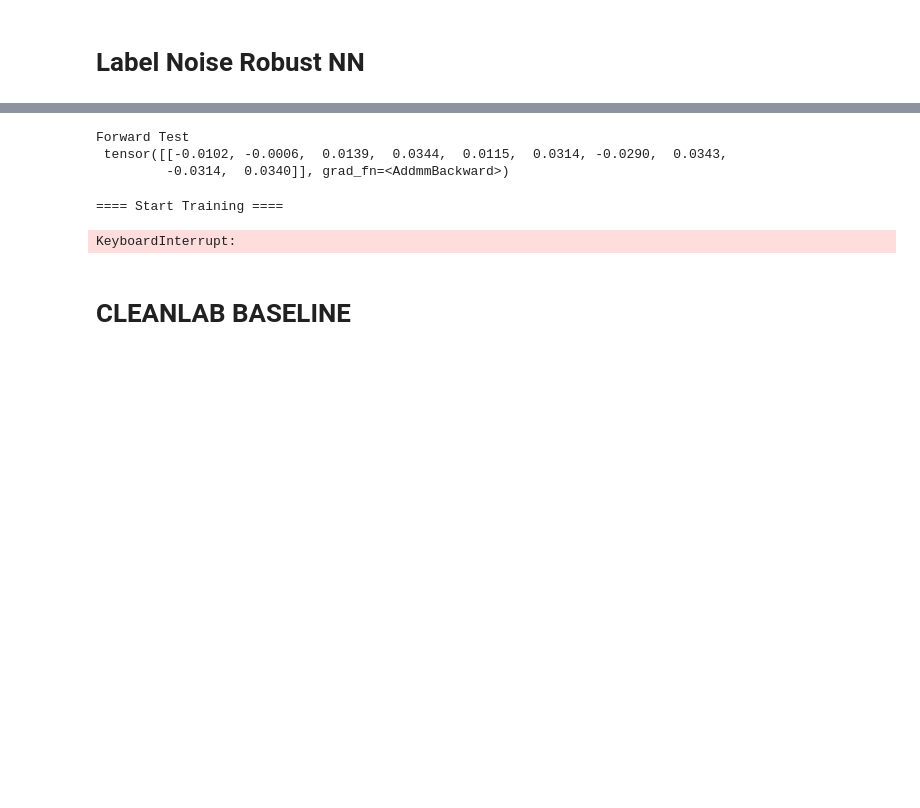
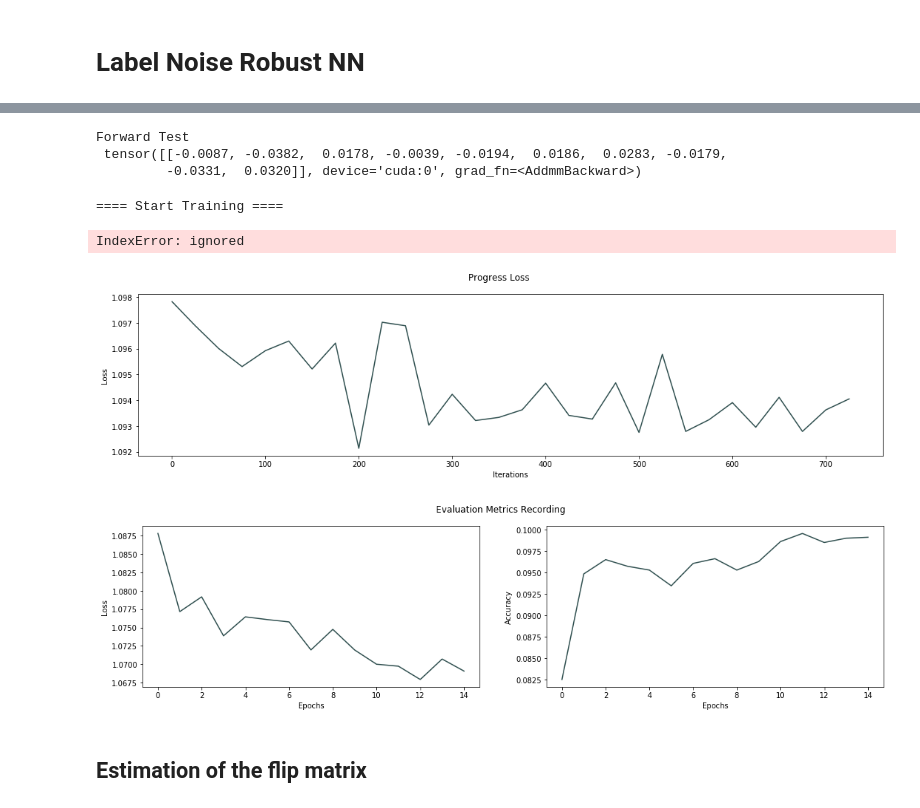
Before and after one commit to pierresegonne/COMP5328_Project2, a Jupyter notebook: pierre.ipynb, the cells around one changed output, grey strips where cells are left out. Drawn from its saved outputs; the diff is of its cells as text; code cells hidden in the pictures; blank space fills up the shorter version.

Commit message:
Implementation of backwards loss combination

```diff
--- a/pierre.ipynb
+++ b/pierre.ipynb
@@ -392,8 +525,8 @@ class CNN(nn.Module):
             nn.Linear(1024, 1024),
             nn.ReLU(inplace=True),
             nn.Dropout(),
-            nn.Linear(1024, number_classes)
-        )
+            nn.Linear(1024, number_classes),
+        ) # No softmax because CrossEntropy loss does it.
 
     def forward(self, x):
         x = self.features(x)
@@ -403,11 +536,11 @@ class CNN(nn.Module):
 
 TEST_INPUT = True
 if TEST_INPUT:
-    cnn_test = CNN()
+    cnn_test = CNN().to(device)
     INPUT_SIZE = (3, 32, 32)
     input_random = torch.rand((1, INPUT_SIZE[0], INPUT_SIZE[1], INPUT_SIZE[2])).to(device)
     print('Forward Test\n', cnn_test(input_random))
 # %% [output]
 Forward Test
- tensor([[-0.0102, -0.0006,  0.0139,  0.0344,  0.0115,  0.0314, -0.0290,  0.0343,
-         -0.0314,  0.0340]], grad_fn=<AddmmBackward>)
+ tensor([[-0.0087, -0.0382,  0.0178, -0.0039, -0.0194,  0.0186,  0.0283, -0.0179,
+         -0.0331,  0.0320]], device='cuda:0', grad_fn=<AddmmBackward>)
@@ -452,35 +658,44 @@ def train(model, optimizer, criterion, train_loader, test_loader, device, params
 # %%
 class Params(object):
     batch_size = 252
-    epochs = 2
+    epochs = 15
     learning_rate = 0.01
     momentum = 0.9
     weight_decay = 0
 
+    log_progress_every = 25 # in iterations
+    evaluate_model_every = 1 # in epochs
+
+    save_model_every = 25 # in epochs
+    model_filename = '{}/saves/model.pth'.format(ROOT_DIRECTORY)
+    recordings_filename = '{}/saves/recordings.pickle'.format(ROOT_DIRECTORY)
+
 params = Params()
 model = CNN(number_classes=3).to(device).float()
 optimizer = optim.SGD(model.parameters(), lr=params.learning_rate, momentum=params.momentum, weight_decay=params.weight_decay)
-criterion = nn.CrossEntropyLoss()
+criterion = nn.CrossEntropyLoss(reduction='none')
 
 # ====================================
 # Loaders
-mnist05_train_loader = DataLoader(mnist05_train_set, batch_size=params.batch_size, shuffle=True)
-mnist05_test_loader = DataLoader(mnist05_test_set, batch_size=params.batch_size, shuffle=True)
+mnist05_train_loader = DataLoader(mnist05_train_set, batch_size=params.batch_size, sampler=mnist05_train_sampler)
+mnist05_validation_loader = DataLoader(mnist05_train_set, batch_size=params.batch_size, sampler=mnist05_validation_sampler)
+mnist05_test_loader = DataLoader(mnist05_test_set, batch_size=params.batch_size, shuffle=False)
 
-mnist06_train_loader = DataLoader(mnist06_train_set, batch_size=params.batch_size, shuffle=True)
-mnist06_test_loader = DataLoader(mnist06_test_set, batch_size=params.batch_size, shuffle=True)
+mnist06_train_loader = DataLoader(mnist06_train_set, batch_size=params.batch_size, sampler=mnist06_train_sampler)
+mnist06_validation_loader = DataLoader(mnist06_train_set, batch_size=params.batch_size, sampler=mnist06_validation_sampler)
+mnist06_test_loader = DataLoader(mnist06_test_set, batch_size=params.batch_size, shuffle=False)
 
-cifar_train_loader = DataLoader(cifar_train_set, batch_size=params.batch_size, shuffle=True)
-cifar_test_loader = DataLoader(cifar_test_set, batch_size=params.batch_size, shuffle=True)
+cifar_train_loader = DataLoader(cifar_train_set, batch_size=params.batch_size, sampler=cifar_train_sampler)
+cifar_validation_loader = DataLoader(cifar_train_set, batch_size=params.batch_size, sampler=cifar_validation_sampler)
+cifar_test_loader = DataLoader(cifar_test_set, batch_size=params.batch_size, shuffle=False)
 
 # ====================================
 # Choose dataset and Transition Matrix
-train_loader, test_loader = mnist05_train_loader, mnist05_test_loader
-inverse_transition_matrix = torch.from_numpy(np.linalg.inv(mnist05_X_T))
+train_loader, validation_loader, test_loader = cifar_train_loader, cifar_validation_loader, cifar_test_loader
+dataset = cifar_train_set
+inverse_transition_matrix = None # torch.from_numpy(mnist05_X_T.T).to(device) # Transpose for inverse transition
 # %%
-model = train(model, optimizer, criterion, train_loader, test_loader, device, params, inverse_transition_matrix=inverse_transition_matrix)
+model, recordings = train(model, optimizer, criterion, dataset, device, params, inverse_transition_matrix=inverse_transition_matrix)
 # %% [output]
 ==== Start Training ====
-KeyboardInterrupt:
+IndexError: ignored
-# %% [markdown]
-# CLEANLAB BASELINE
@@ -513,0 +702,7 @@ print('\n', confident_joint, '\n', psx, '\n', est_py, '\n', est_nm, '\n', est_in
+# %%
+recordings.display()
+# %% [output]
+[figure, added]
+[figure, added]
+# %% [markdown]
+## Estimation of the flip matrix
```
Also changed, not shown: parts of 33 cells of this notebook.
